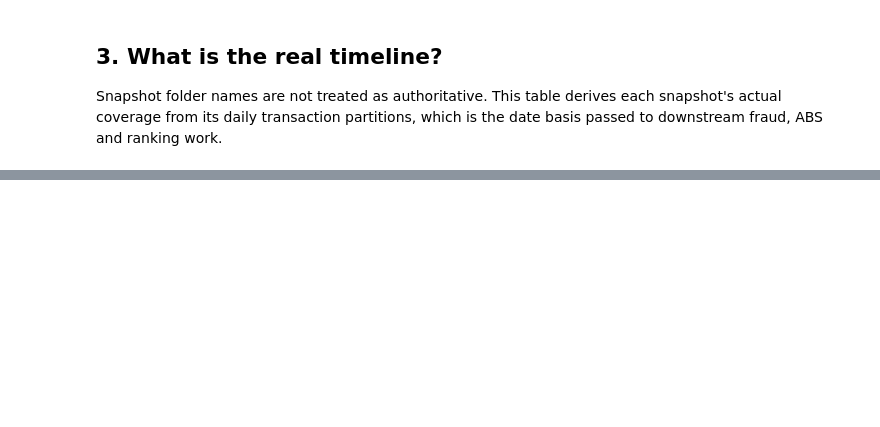
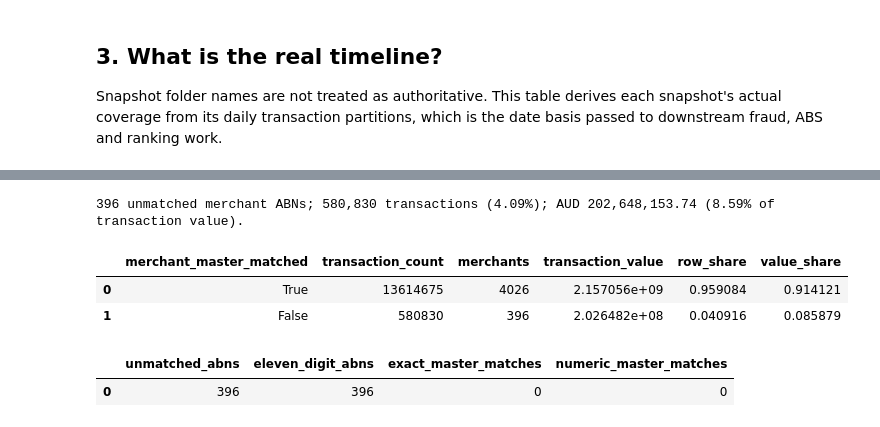
Before and after one commit to yixxx111/MAST30034-Project-2-Group-50, a Jupyter notebook: member2_curation/curation_summary/curation_summary.ipynb, the cells around one changed output, grey strips where cells are left out. Cells and saved outputs as stored; diff of their text form; code cells hidden in the pictures; blank space fills up the shorter version.

```diff
--- a/member2_curation/curation_summary/curation_summary.ipynb
+++ b/member2_curation/curation_summary/curation_summary.ipynb
@@ -81,0 +186,17 @@ display(pending_enrichment)
+# %%
+display(impact)
+unmatched = impact[impact.merchant_master_matched.eq(False)].iloc[0]
+print(f"{int(unmatched.merchants):,} unmatched merchant ABNs; {int(unmatched.transaction_count):,} transactions ({unmatched.row_share:.2%}); AUD {unmatched.transaction_value:,.2f} ({unmatched.value_share:.2%} of transaction value).")
+assert int(unmatched.transaction_count) == int(merchant_exceptions.transaction_count.sum())
+diag_path = analysis/'abn_diagnostic.csv'
+if diag_path.exists():
+    display(pd.read_csv(diag_path))
+else:
+    print('ABN diagnosis not run: supply the original merchant master to build_analysis.py.')
+# %% [output]
+396 unmatched merchant ABNs; 580,830 transactions (4.09%); AUD 202,648,153.74 (8.59% of transaction value).
+|  | merchant_master_matched | transaction_count | merchants | transaction_value | row_share | value_share |
+| 0 | True | 13614675 | 4026 | 2.157056e+09 | 0.959084 | 0.914121 |
+| 1 | False | 580830 | 396 | 2.026482e+08 | 0.040916 | 0.085879 |
+|  | unmatched_abns | eleven_digit_abns | exact_master_matches | numeric_master_matches |
+| 0 | 396 | 396 | 0 | 0 |
```
Also changed, not shown: parts of 20 cells of this notebook, 17 other files.
